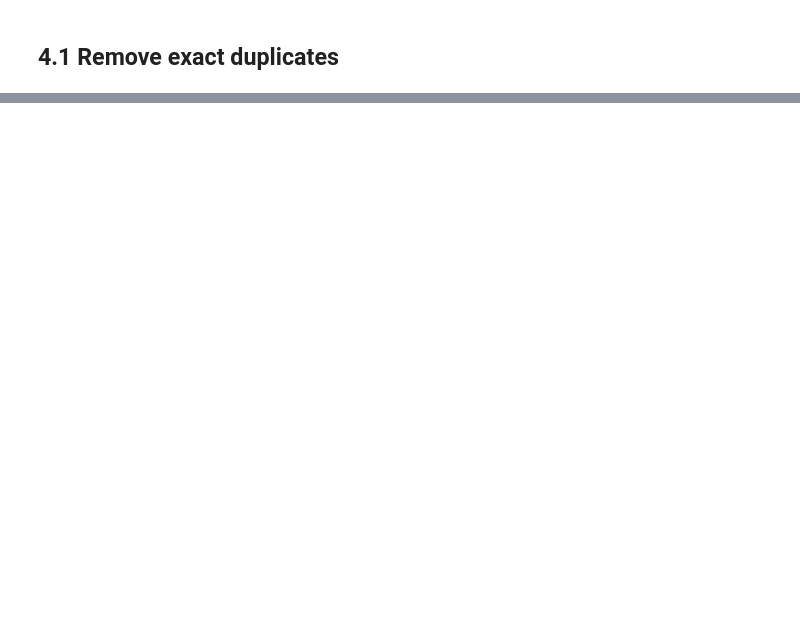
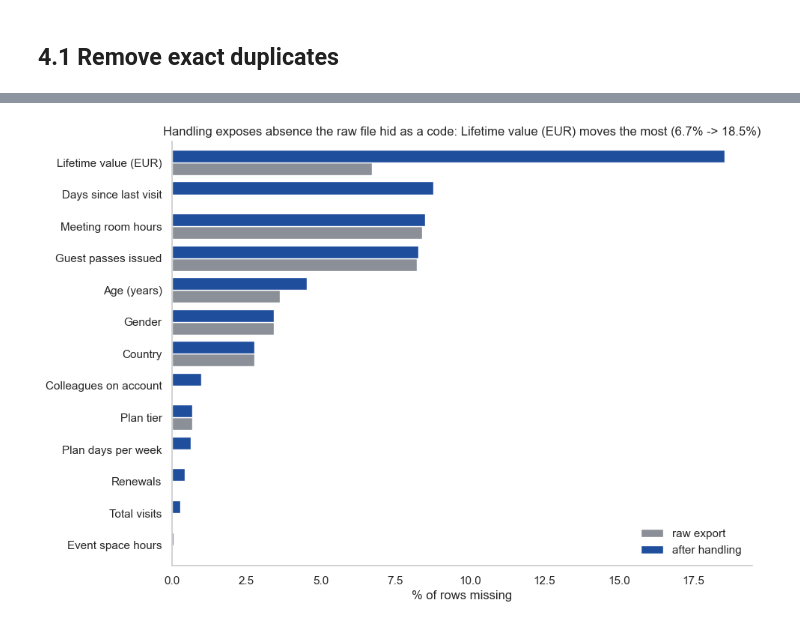
Before and after one commit to MohamedTrikiSoftwareEngineer/DM_Group_10, a Jupyter notebook: notebooks/Group10_EDA_Code.ipynb, the cells around one changed output, grey strips where cells are left out. Drawn from its saved outputs; the diff is of its cells as text; code cells hidden in the pictures; blank space fills up the shorter version.

```diff
--- a/notebooks/Group10_EDA_Code.ipynb
+++ b/notebooks/Group10_EDA_Code.ipynb
@@ -2931,0 +1643,22 @@ results: 224 keys -> ..\data\processed\results.json
+# %%
+# Consistency flags: pairs of fields that disagree about the same member. Everything is flagged, nothing is edited.
+analysis_data["flag_end_before_start"] = ~analysis_data["is_active"] & (analysis_data["membership_end"] < analysis_data["membership_start"])
+analysis_data["flag_swipe_before_start"] = analysis_data["last_badge_swipe"] < analysis_data["membership_start"]
+analysis_data["flag_swipe_after_end"] = ~analysis_data["is_active"] & (analysis_data["last_badge_swipe"] > analysis_data["membership_end"])
+analysis_data["flag_swipe_after_reference"] = analysis_data["is_active"] & (analysis_data["last_badge_swipe"] > reference_date)
+analysis_data["flag_team_account_colleagues"] = ~analysis_data["is_team_account"] & (analysis_data["n_colleagues_on_account"] > 0)
+# The renewal rule keeps the corrected definition from section 3.4: only a membership that has run can be tested.
+analysis_data["flag_renewals_exceed_tenure"] = ((analysis_data["n_renewals"] > np.floor(analysis_data["tenure_months"]))
+                                           & ~analysis_data["is_active"] & analysis_data["tenure_months"].notna())
+analysis_data["flag_visits_exceed_entitlement"] = analysis_data["actual_visits_last_period"] > analysis_data["entitled_visits_last_period"]
+analysis_data["flag_no_entitlement_with_visits"] = (analysis_data["entitled_visits_last_period"] == 0) & (analysis_data["actual_visits_last_period"] > 0)
+consistency_flags = ["flag_end_before_start", "flag_swipe_before_start", "flag_swipe_after_end",
+                     "flag_swipe_after_reference", "flag_team_account_colleagues", "flag_renewals_exceed_tenure",
+                     "flag_visits_exceed_entitlement", "flag_no_entitlement_with_visits"]
+print(analysis_data[consistency_flags].sum().to_string())
+n_renewal_flag = int(analysis_data["flag_renewals_exceed_tenure"].sum())
+n_ended_measurable = int((~analysis_data["is_active"] & analysis_data["tenure_months"].notna()).sum())
+print(f"\nrenewal-vs-tenure flag: {n_renewal_flag} members, measured on the {n_ended_measurable:,} ended members "
+      "with a usable tenure")
+print("That is far smaller than the unadjusted rule in section 3.4 because the sentinel rows are no longer counted:")
+print("a membership that was never dated cannot be contradicted by its renewal count.")
@@ -2931,0 +1762,10 @@ results: 224 keys -> ..\data\processed\results.json
+# %%
+# Missing values in the original 31 columns after handling, compared with the raw export.
+missing_compare = pd.DataFrame({"raw export": raw.isna().mean() * 100,
+                                "after handling": analysis_data[raw.columns].isna().mean() * 100}).round(2)
+missing_compare = missing_compare[(missing_compare > 0).any(axis=1)].sort_values("after handling")
+largest_gain = str((missing_compare["after handling"] - missing_compare["raw export"]).idxmax())
+print(missing_compare.to_string())
+print(f"\nthe column whose missingness grew most is {chart_label(largest_gain)}: "
+      f"{missing_compare.loc[largest_gain, 'raw export']:.1f}% -> {missing_compare.loc[largest_gain, 'after handling']:.1f}%")
+print("No value is invented to fill a gap: the extra missingness is the honest record of what the file did not contain.")
@@ -2931,0 +1790,15 @@ results: 224 keys -> ..\data\processed\results.json
+# %%
+# The same comparison drawn as a chart, so the size of each block of absence is visible.
+fig, ax = plt.subplots(figsize=(10, 0.45 * len(missing_compare) + 1.5))
+missing_compare.plot.barh(ax=ax, color=[GRAY, BLUE], width=0.8)
+ax.set_yticklabels([chart_label(c) for c in missing_compare.index])
+ax.set(xlabel="% of rows missing", ylabel="",
+       title=f"Handling exposes absence the raw file hid as a code: {chart_label(largest_gain)} "
+             f"moves the most ({missing_compare.loc[largest_gain, 'raw export']:.1f}% -> "
+             f"{missing_compare.loc[largest_gain, 'after handling']:.1f}%)")
+ax.legend(title="", frameon=False, loc="lower right")
+ax.grid(False)
+sns.despine()
+plt.show()
+# %% [output]
+[figure, added]
```
Also changed, not shown: parts of 383 cells of this notebook, 1 other file.
